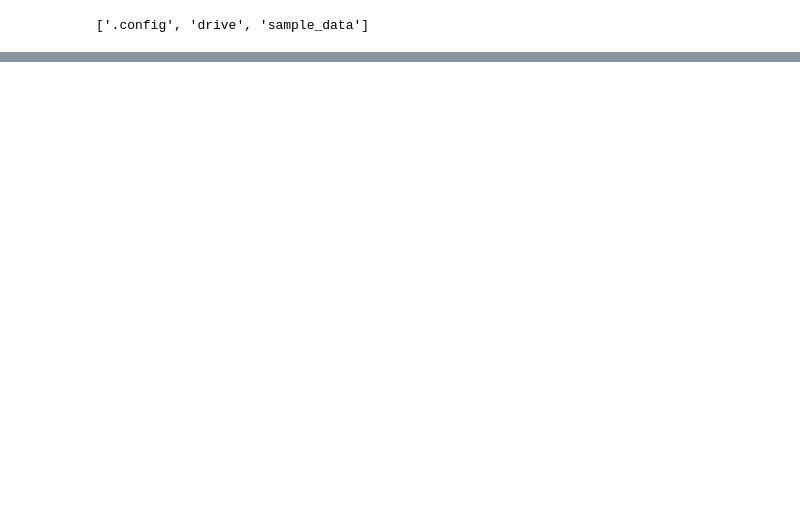
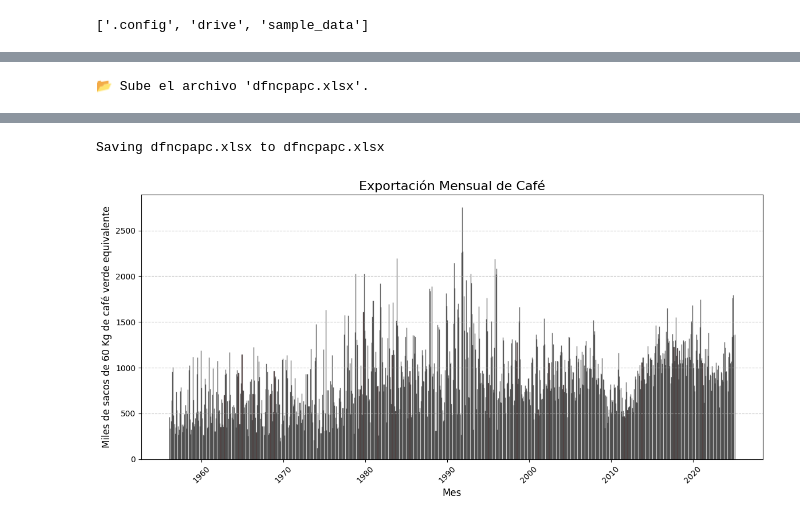
Before and after one commit to mauricioquezada/INERNADERO, a Jupyter notebook: DFNC.ipynb, the cells around one changed output, grey strips where cells are left out. Drawn from its saved outputs; the diff is of its cells as text; code cells hidden in the pictures; blank space fills up the shorter version.

```diff
--- a/DFNC.ipynb
+++ b/DFNC.ipynb
@@ -583,0 +510,43 @@ NotFound: 404 GET https://storage.googleapis.com/download/storage/v1/b/datos-fnc
+# %%
+import pandas as pd
+import matplotlib.pyplot as plt
+import os
+
+# Verificar si el archivo está disponible
+file_path = "dfncpapc.xlsx"
+
+if file_path not in os.listdir():
+    from google.colab import files
+    print(" Sube el archivo 'dfncpapc.xlsx'.")
+    uploaded = files.upload()  # Abre una ventana para subir el archivo
+
+# 1. Cargar los datos correctamente
+df = pd.read_excel(file_path,
+                   sheet_name="9. Producción mensual",  # Nombre de la hoja con datos de exportación
+                   skiprows=7,  # Saltar filas innecesarias
+                   header=None,  # No hay encabezados definidos
+                   usecols=[3, 4])  # Seleccionar las columnas necesarias
+
+# 2. Asignar nombres a las columnas
+df.columns = ['Mes', 'Exportación']
+
+# 3. Limpieza de datos
+df['Mes'] = pd.to_datetime(df['Mes'], errors='coerce')  # Convertir a formato fecha
+df['Exportación'] = pd.to_numeric(df['Exportación'], errors='coerce')  # Convertir a número
+df_clean = df.dropna()  # Eliminar filas con datos faltantes
+
+# 📈 4. Graficar la exportación mensual de café
+plt.figure(figsize=(14, 6))
+plt.bar(df_clean['Mes'], df_clean['Exportación'], color='brown', alpha=0.6, edgecolor='black')
+
+#  Estilo y etiquetas
+plt.title("Exportación Mensual de Café", fontsize=16)
+plt.xlabel("Mes", fontsize=12)
+plt.ylabel("Miles de sacos de 60 Kg de café verde equivalente", fontsize=12)
+plt.xticks(rotation=45)  # Rotar las etiquetas del eje X
+plt.grid(axis='y', linestyle='--', alpha=0.7)
+
+# Mostrar gráfica
+plt.show()
+# %% [output]
+📂 Sube el archivo 'dfncpapc.xlsx'.
@@ -583,0 +554,2 @@ NotFound: 404 GET https://storage.googleapis.com/download/storage/v1/b/datos-fnc
+Saving dfncpapc.xlsx to dfncpapc.xlsx
+[figure, added]
```
Also changed, not shown: parts of 15 cells of this notebook.
